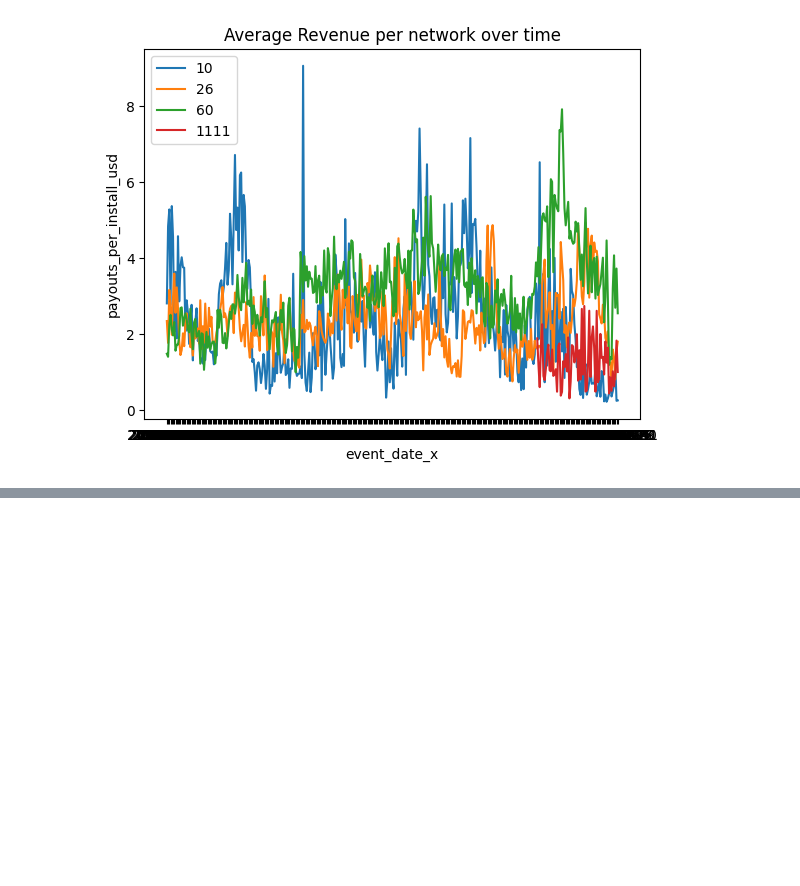
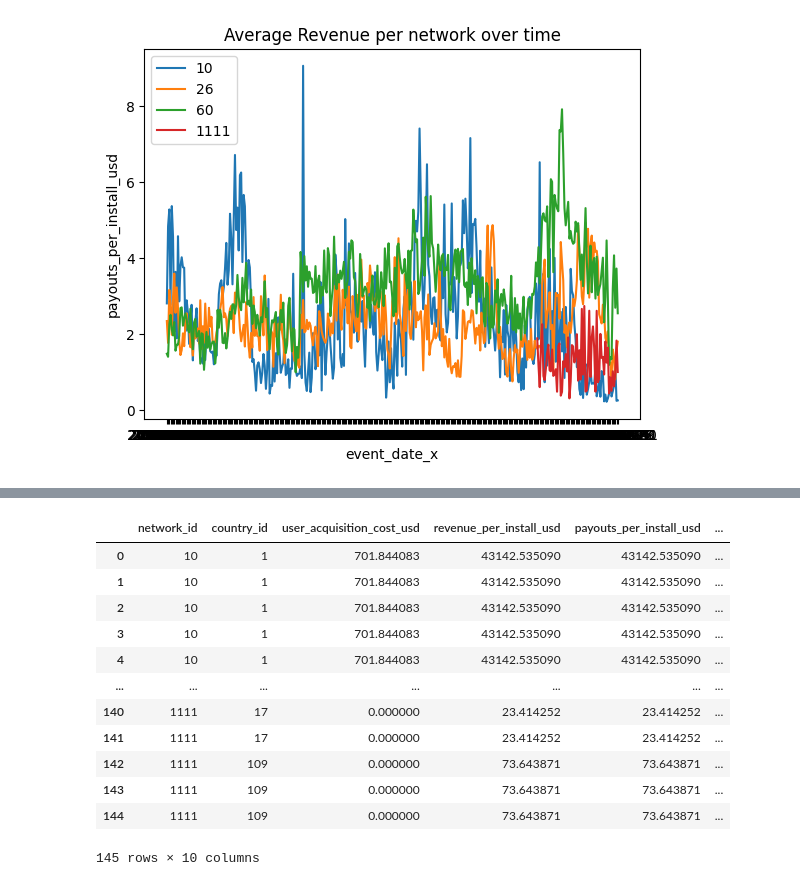
Before and after one commit to shamisolchikamhi/Game-KPIs-analysis-, a Jupyter notebook: main_notebook.ipynb, the cells around one changed output, grey strips where cells are left out. Saved outputs shown, nothing was run; the diff lists cells and outputs as text; code cells hidden in the pictures; blank space fills up the shorter version.

```diff
--- a/main_notebook.ipynb
+++ b/main_notebook.ipynb
@@ -43,0 +153,16 @@ ChartMaker.time_series_breakdown(analytics.total_payouts_made_per_install(groupb
+# %%
+analytics.total_profit()
+# %% [output]
+|  | network_id | country_id | user_acquisition_cost_usd | revenue_per_install_usd | payouts_per_install_usd | ... |
+| 0 | 10 | 1 | 701.844083 | 43142.535090 | 43142.535090 | ... |
+| 1 | 10 | 1 | 701.844083 | 43142.535090 | 43142.535090 | ... |
+| 2 | 10 | 1 | 701.844083 | 43142.535090 | 43142.535090 | ... |
+| 3 | 10 | 1 | 701.844083 | 43142.535090 | 43142.535090 | ... |
+| 4 | 10 | 1 | 701.844083 | 43142.535090 | 43142.535090 | ... |
+| ... | ... | ... | ... | ... | ... | ... |
+| 140 | 1111 | 17 | 0.000000 | 23.414252 | 23.414252 | ... |
+| 141 | 1111 | 17 | 0.000000 | 23.414252 | 23.414252 | ... |
+| 142 | 1111 | 109 | 0.000000 | 73.643871 | 73.643871 | ... |
+| 143 | 1111 | 109 | 0.000000 | 73.643871 | 73.643871 | ... |
+| 144 | 1111 | 109 | 0.000000 | 73.643871 | 73.643871 | ... |
+145 rows × 10 columns
```
Also changed, not shown: parts of 12 cells of this notebook, 4 other files.
